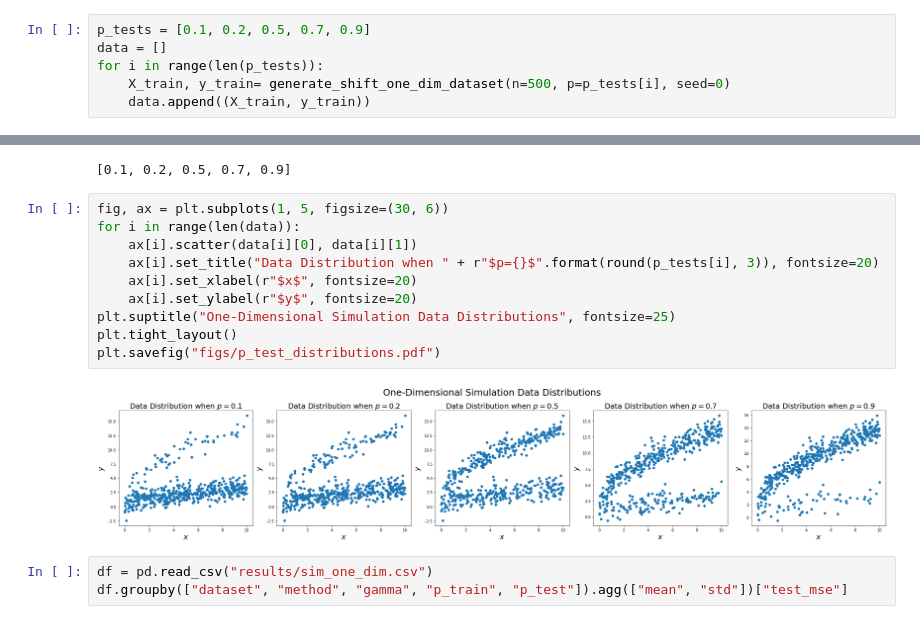
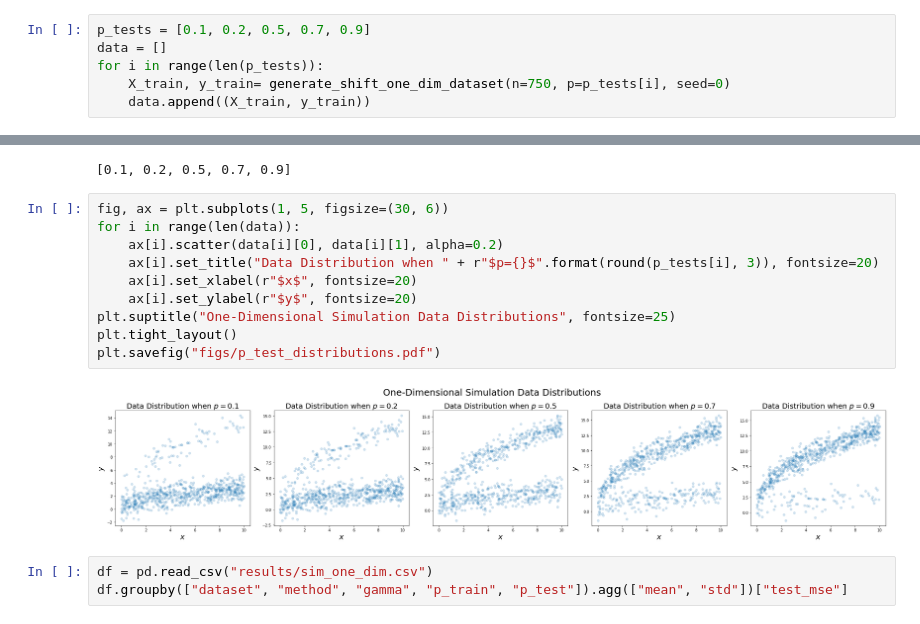
Before and after one commit to roshni714/ru_regression, a Jupyter notebook: simulation-1D.ipynb, the cells around one changed output, grey strips where cells are left out. Drawn from its saved outputs; the diff is of its cells as text.

```diff
--- a/simulation-1D.ipynb
+++ b/simulation-1D.ipynb
@@ -7,7 +7,7 @@ from data_loaders import generate_shift_one_dim_dataset
 p_tests = [0.1, 0.2, 0.5, 0.7, 0.9]
 data = []
 for i in range(len(p_tests)):
-    X_train, y_train= generate_shift_one_dim_dataset(n=500, p=p_tests[i], seed=0)
+    X_train, y_train= generate_shift_one_dim_dataset(n=750, p=p_tests[i], seed=0)
     data.append((X_train, y_train))
 # %%
 p_tests
@@ -16,15 +16,15 @@ p_tests
 # %%
 fig, ax = plt.subplots(1, 5, figsize=(30, 6))
 for i in range(len(data)):
-    ax[i].scatter(data[i][0], data[i][1])
+    ax[i].scatter(data[i][0], data[i][1], alpha=0.2)
     ax[i].set_title("Data Distribution when " + r"$p={}$".format(round(p_tests[i], 3)), fontsize=20)
     ax[i].set_xlabel(r"$x$", fontsize=20)
     ax[i].set_ylabel(r"$y$", fontsize=20)
 plt.suptitle("One-Dimensional Simulation Data Distributions", fontsize=25)
 plt.tight_layout()
 plt.savefig("figs/p_test_distributions.pdf")
 # %% [output]
-[figure, old version]
+[figure, new version]
 # %%
 df = pd.read_csv("results/sim_one_dim.csv")
 df.groupby(["dataset", "method", "gamma", "p_train", "p_test"]).agg(["mean", "std"])["test_mse"]
```
Also changed, not shown: 16 other files.
